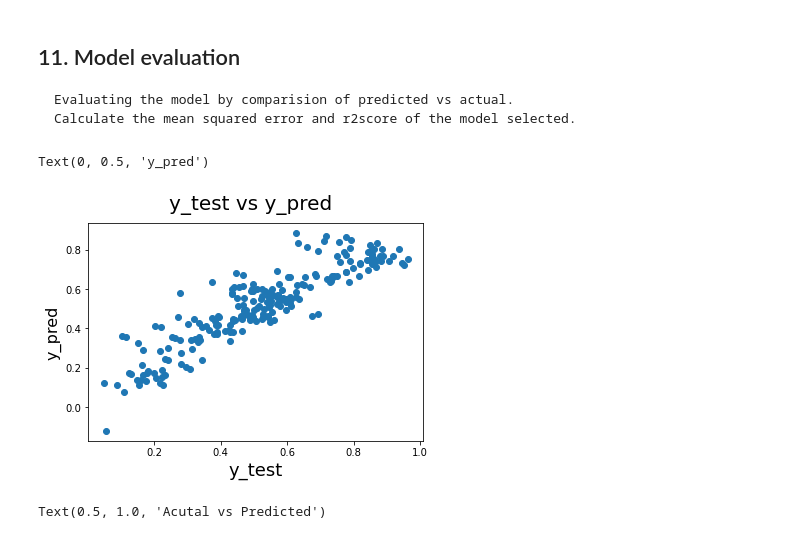
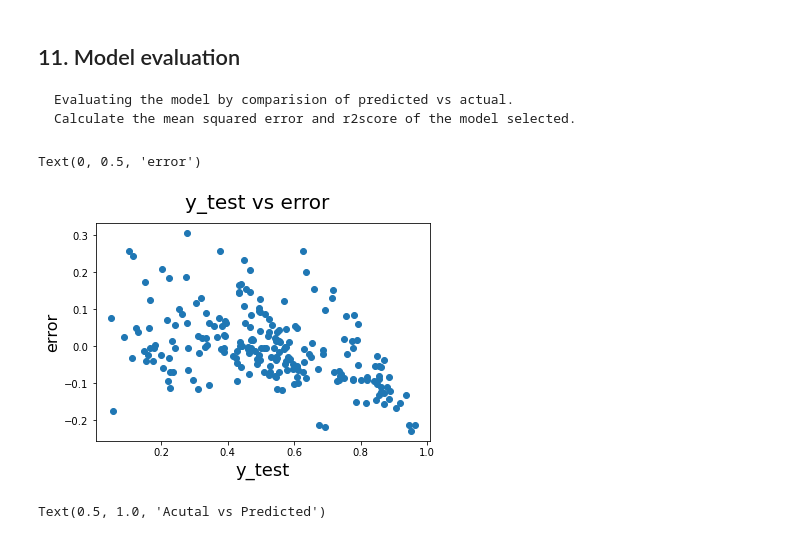
Before and after one commit to idhaya-r/Upgrad, a Jupyter notebook: Bike Sharing Assignment/Assignment Solution.ipynb, the cells around one changed output. Cells and saved outputs as stored; diff of their text form; code cells hidden in the pictures.

```diff
--- a/Bike Sharing Assignment/Assignment Solution.ipynb
+++ b/Bike Sharing Assignment/Assignment Solution.ipynb
@@ -830,13 +830,13 @@ Text(0.5, 0, 'Errors')
 # %%
 # Plotting y_test and y_pred to understand the spread.
 fig = plt.figure()
-plt.scatter(y_test,y_test_count)
-fig.suptitle('y_test vs y_pred', fontsize=20)              # Plot heading
+plt.scatter(y_test,y_test_count-y_test)
+fig.suptitle('y_test vs error', fontsize=20)              # Plot heading
 plt.xlabel('y_test', fontsize=18)                          # X-label
-plt.ylabel('y_pred', fontsize=16)                          # Y-label
+plt.ylabel('error', fontsize=16)                          # Y-label
 # %% [output]
-Text(0, 0.5, 'y_pred')
+Text(0, 0.5, 'error')
-[figure, old version]
+[figure, new version]
 # %%
 index = [i for i in np.arange(0,len(X_test),1)]
 plt.plot(index,y_test,color="blue")
```
Also changed, not shown: parts of 10 cells of this notebook, 1 other file.
